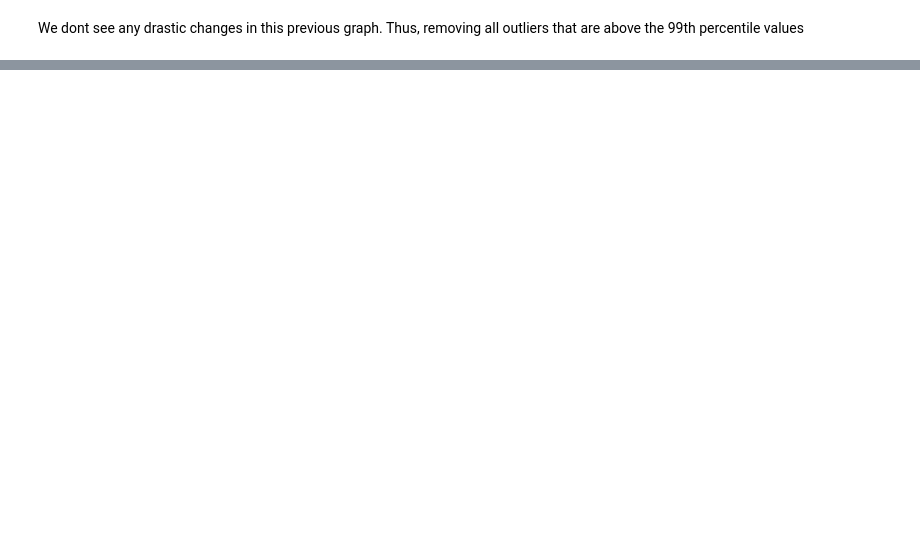
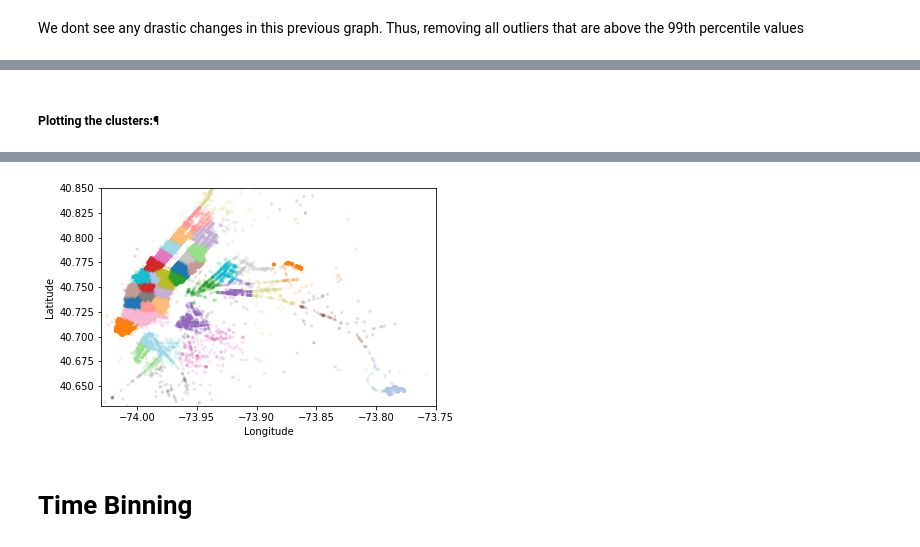
Before and after one commit to ddv246/DSBA-Project, a Jupyter notebook: Taxi_Demand_Prediction.ipynb, the cells around one changed output, grey strips where cells are left out. Cells and saved outputs as stored; diff of their text form; code cells hidden in the pictures; blank space fills up the shorter version.

```diff
--- a/Taxi_Demand_Prediction.ipynb
+++ b/Taxi_Demand_Prediction.ipynb
@@ -930,0 +1052,7 @@ plt.show()
+# %%
+# if check for the 50 clusters you can observe that there are two clusters with only 0.3 miles apart from each other
+# so we choose 40 clusters for solve the further problem
+
+# Getting 40 clusters using the kmeans
+kmeans = MiniBatchKMeans(n_clusters=40, batch_size=10000,random_state=0).fit(coords)
+new_df['pickup_cluster'] = kmeans.predict(new_df[['pickup_latitude', 'pickup_longitude']])
@@ -930,0 +1071,18 @@ plt.show()
+# %% [markdown]
+##### Plotting the clusters:¶
+# %%
+#Visualising the clusters on a map
+def plot_clusters(frame):
+    city_long_border = (-74.03, -73.75)
+    city_lat_border = (40.63, 40.85)
+    fig, ax = plt.subplots(ncols=1, nrows=1)
+    ax.scatter(frame.pickup_longitude.values[:100000], frame.pickup_latitude.values[:100000], s=10, lw=0,
+               c=frame.pickup_cluster.values[:100000], cmap='tab20', alpha=0.2)
+    ax.set_xlim(city_long_border)
+    ax.set_ylim(city_lat_border)
+    ax.set_xlabel('Longitude')
+    ax.set_ylabel('Latitude')
+    plt.show()
+
+plot_clusters(new_df)
+# %% [output]
@@ -930,0 +1091,3 @@ plt.show()
+[figure, added]
+# %% [markdown]
+# Time Binning
```
Also changed, not shown: parts of 29 cells of this notebook.
